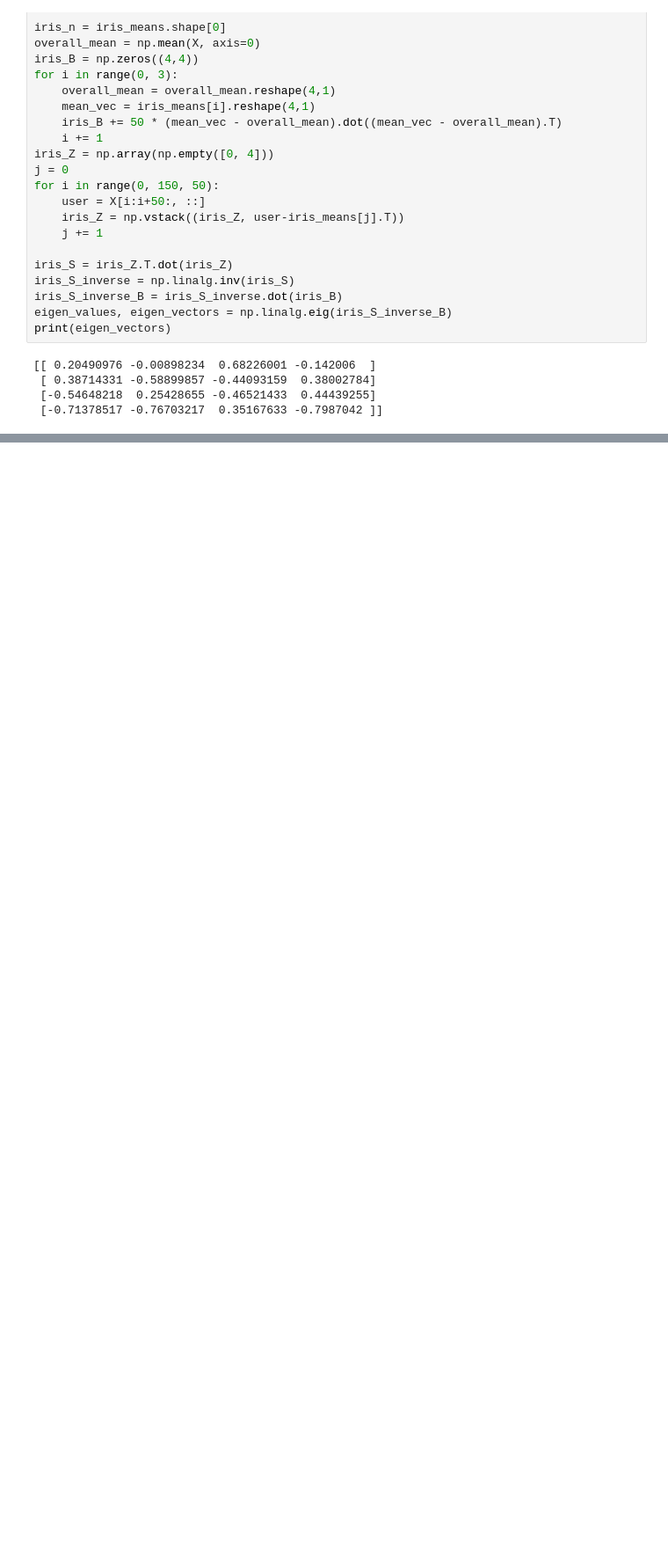
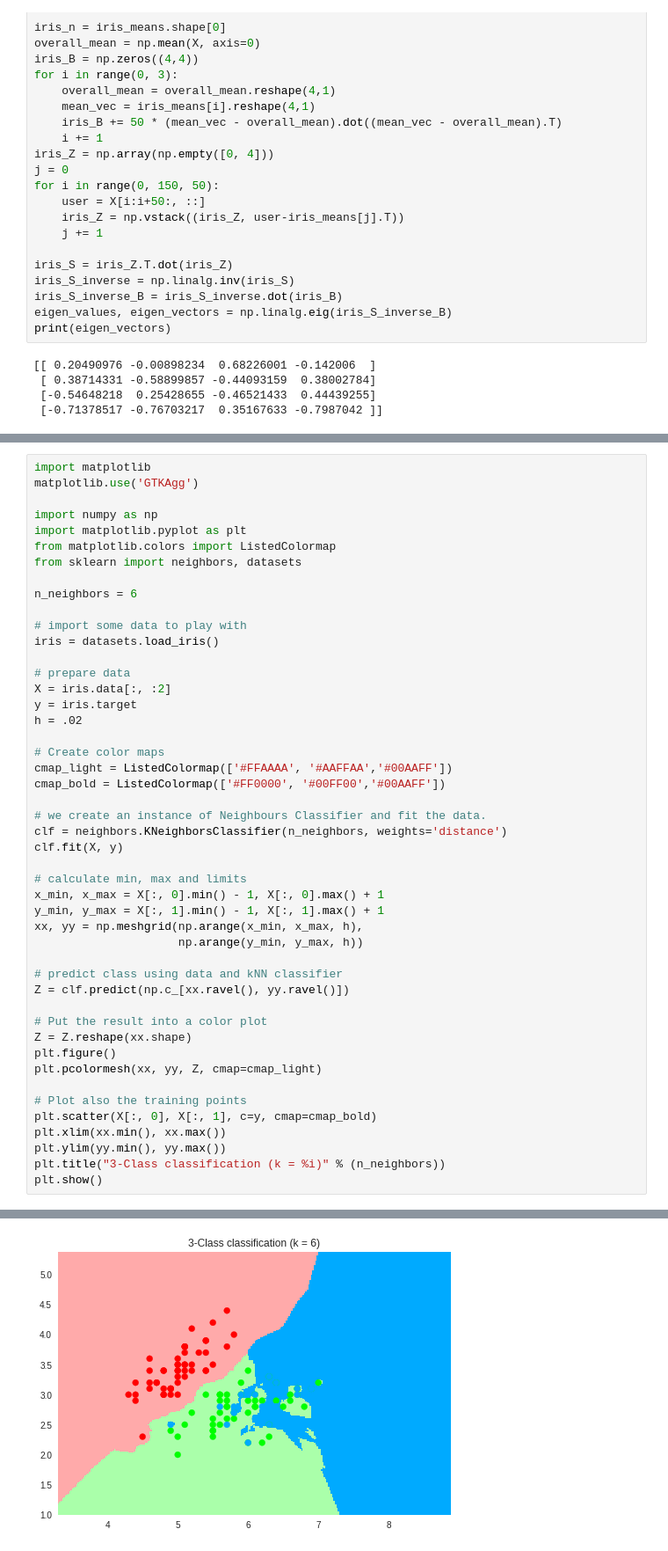
Before and after one commit to Youssefares/Facial-Recognition, a Jupyter notebook: LDA.ipynb, the cells around one changed output, grey strips where cells are left out. Shown: that part at 88% size. Saved outputs shown, nothing was run; the diff lists cells and outputs as text; blank space fills up the shorter version.

```diff
--- a/LDA.ipynb
+++ b/LDA.ipynb
@@ -142,0 +155,48 @@ print(U.shape)
+# %%
+import matplotlib
+matplotlib.use('GTKAgg')
+
+import numpy as np
+import matplotlib.pyplot as plt
+from matplotlib.colors import ListedColormap
+from sklearn import neighbors, datasets
+
+n_neighbors = 6
+
+# import some data to play with
+iris = datasets.load_iris()
+
+# prepare data
+X = iris.data[:, :2]
+y = iris.target
+h = .02
+
+# Create color maps
+cmap_light = ListedColormap(['#FFAAAA', '#AAFFAA','#00AAFF'])
+cmap_bold = ListedColormap(['#FF0000', '#00FF00','#00AAFF'])
+
+# we create an instance of Neighbours Classifier and fit the data.
+clf = neighbors.KNeighborsClassifier(n_neighbors, weights='distance')
+clf.fit(X, y)
+
+# calculate min, max and limits
+x_min, x_max = X[:, 0].min() - 1, X[:, 0].max() + 1
+y_min, y_max = X[:, 1].min() - 1, X[:, 1].max() + 1
+xx, yy = np.meshgrid(np.arange(x_min, x_max, h),
+                     np.arange(y_min, y_max, h))
+
+# predict class using data and kNN classifier
+Z = clf.predict(np.c_[xx.ravel(), yy.ravel()])
+
+# Put the result into a color plot
+Z = Z.reshape(xx.shape)
+plt.figure()
+plt.pcolormesh(xx, yy, Z, cmap=cmap_light)
+
+# Plot also the training points
+plt.scatter(X[:, 0], X[:, 1], c=y, cmap=cmap_bold)
+plt.xlim(xx.min(), xx.max())
+plt.ylim(yy.min(), yy.max())
+plt.title("3-Class classification (k = %i)" % (n_neighbors))
+plt.show()
+# %% [output]
@@ -142,0 +220 @@ print(U.shape)
+[figure, added]
```
Also changed, not shown: parts of 10 cells of this notebook.
